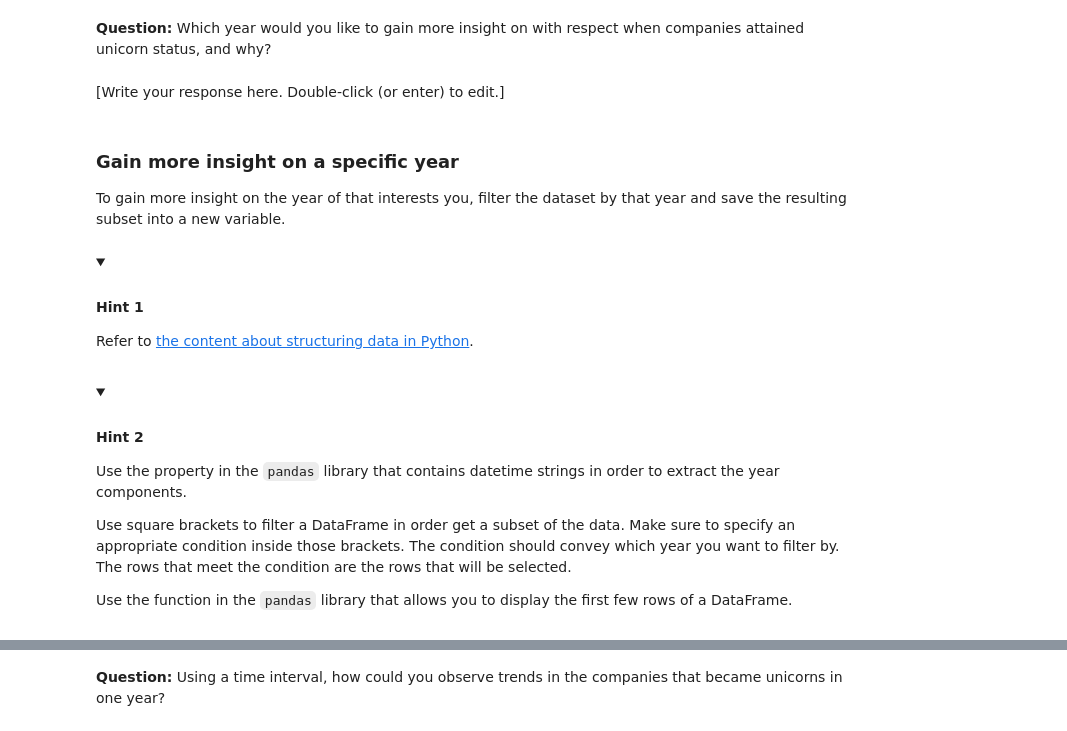
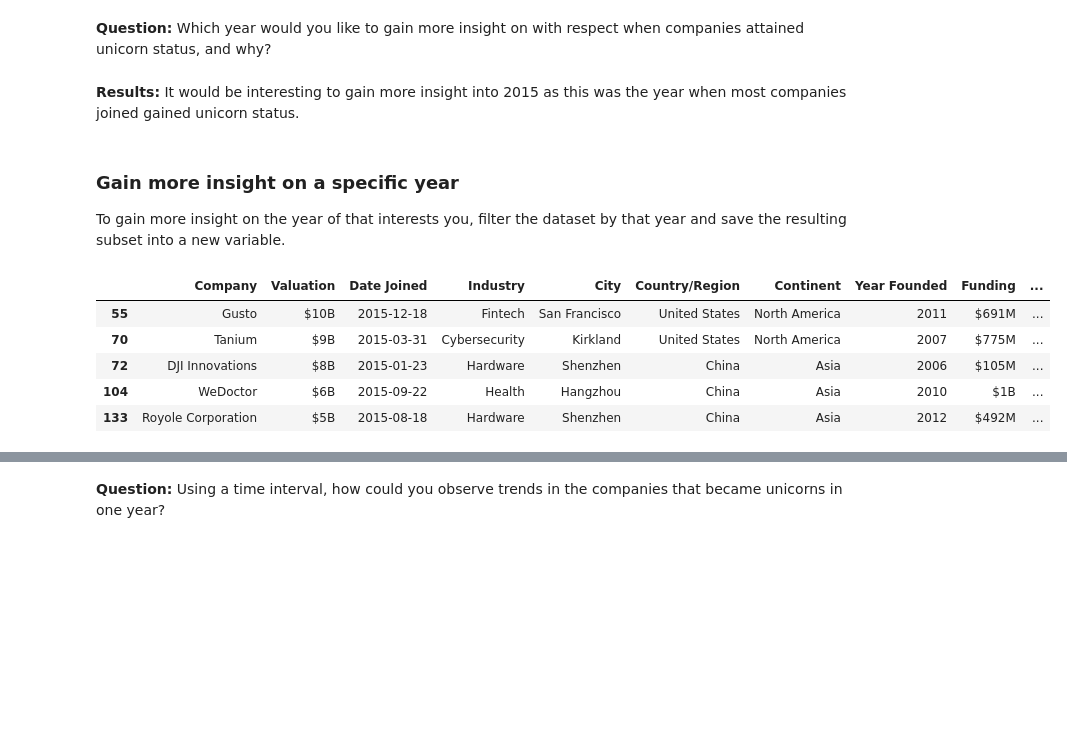
Before and after one commit to dianario/google_advanced_data_analytics, a Jupyter notebook: eda_lab_data_structuring/EDA_lab_Structure_your_data.ipynb, the cells around one changed output, grey strips where cells are left out. Drawn from its saved outputs; the diff is of its cells as text; code cells hidden in the pictures; folded sections open; blank space fills up the shorter version.

```diff
--- a/eda_lab_data_structuring/EDA_lab_Structure_your_data.ipynb
+++ b/eda_lab_data_structuring/EDA_lab_Structure_your_data.ipynb
@@ -289,8 +289,8 @@ companies.head()
 | 4 | Klarna | $46B | 2011-12-12 | Fintech | Stockholm | Sweden | Europe | 2005 | $4B | ... |
 # %% [markdown]
 **Question:** Which year would you like to gain more insight on with respect when companies attained unicorn status, and why?
-# %% [markdown]
-[Write your response here. Double-click (or enter) to edit.]
+# %% [markdown]
+**Results:** It would be interesting to gain more insight into 2015 as this was the year when most companies joined gained unicorn status.
 # %% [markdown]
 ### Gain more insight on a specific year
 
@@ -298,30 +298,14 @@ To gain more insight on the year of that interests you, filter the dataset by th
 # %%
 # Filter dataset by a year of your interest (in terms of when companies reached unicorn status).
 # Save the resulting subset in a new variable.
-
-### YOUR CODE HERE ###
-
-
-
+companies_joined_2015 = companies [companies['Date Joined'].dt.year == 2015]
 
 # Display the first few rows of the subset to confirm that it was created.
-
-### YOUR CODE HERE ###
+companies_joined_2015.head()
+# %% [output]
+|  | Company | Valuation | Date Joined | Industry | City | Country/Region | Continent | Year Founded | Funding | ... |
+| 55 | Gusto | $10B | 2015-12-18 | Fintech | San Francisco | United States | North America | 2011 | $691M | ... |
+| 70 | Tanium | $9B | 2015-03-31 | Cybersecurity | Kirkland | United States | North America | 2007 | $775M | ... |
+| 72 | DJI Innovations | $8B | 2015-01-23 | Hardware | Shenzhen | China | Asia | 2006 | $105M | ... |
+| 104 | WeDoctor | $6B | 2015-09-22 | Health | Hangzhou | China | Asia | 2010 | $1B | ... |
+| 133 | Royole Corporation | $5B | 2015-08-18 | Hardware | Shenzhen | China | Asia | 2012 | $492M | ... |
-# %% [markdown]
-<details>
-  <summary><h4><strong>Hint 1</strong></h4></summary>
-
-Refer to [the content about structuring data in Python](https://www.coursera.org/learn/go-beyond-the-numbers-translate-data-into-insight/lecture/Vh13u/use-structuring-methods-to-establish-order-in-your-dataset).
-
-</details>
-# %% [markdown]
-<details>
-  <summary><h4><strong>Hint 2</strong></h4></summary>
-
-Use the property in the `pandas` library that contains datetime strings in order to extract the year components.
-
-Use square brackets to filter a DataFrame in order get a subset of the data. Make sure to specify an appropriate condition inside those brackets. The condition should convey which year you want to filter by. The rows that meet the condition are the rows that will be selected.
-
-Use the function in the `pandas` library that allows you to display the first few rows of a DataFrame.
-
-</details>
```
Also changed, not shown: parts of 15 cells of this notebook.
